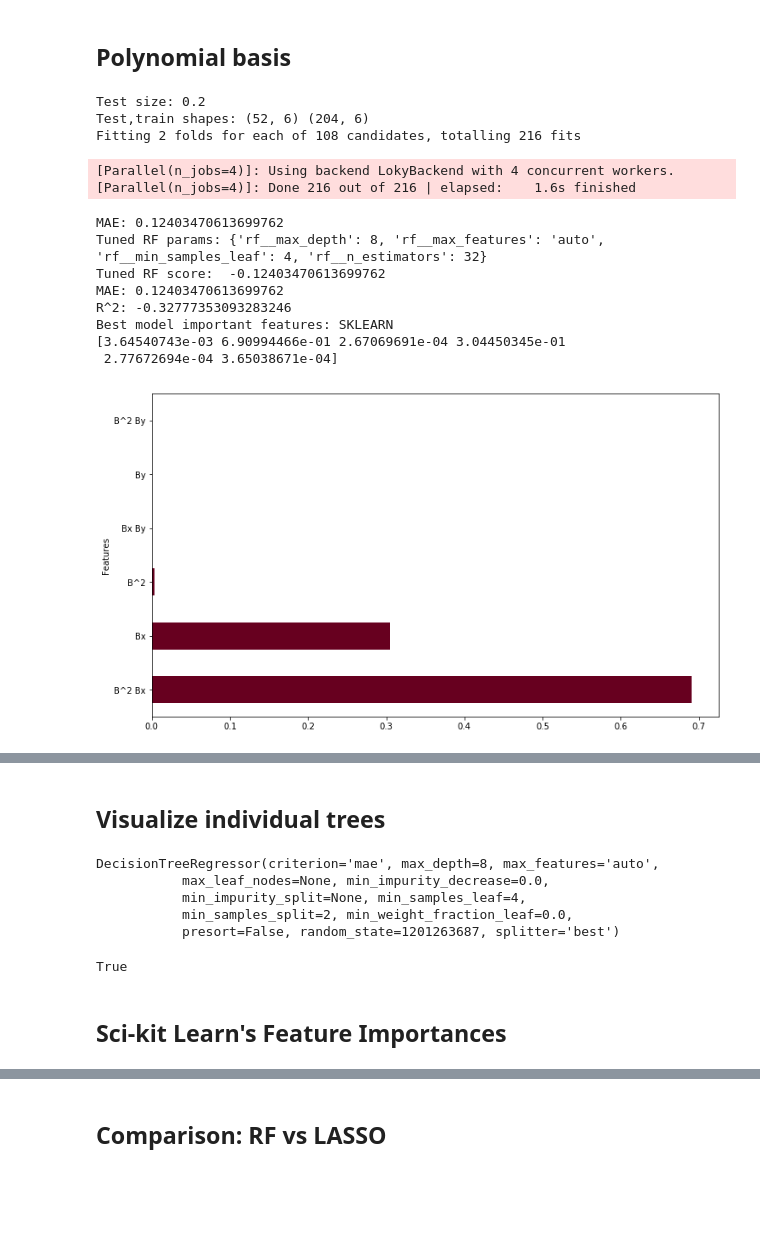
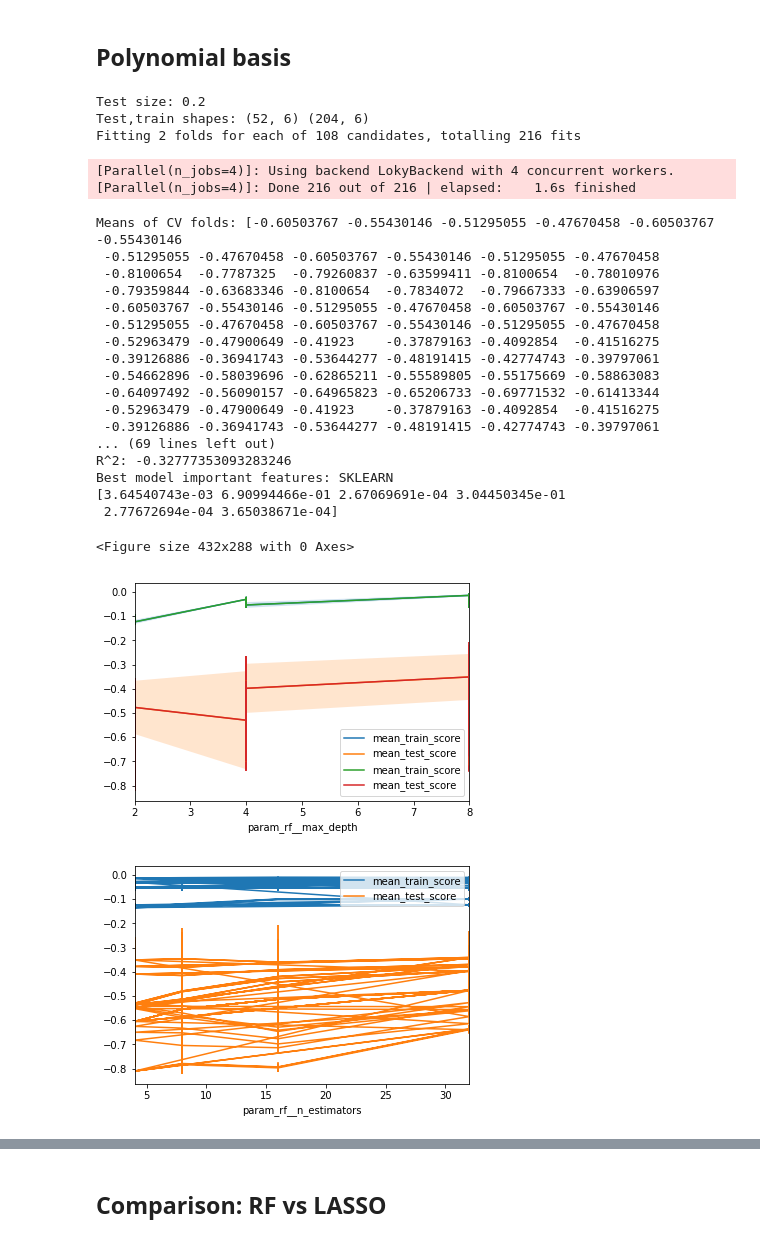
Before and after one commit to fnauman/ML_alpha2, a Jupyter notebook: rfandlasso_vertical_poly.ipynb, the cells around one changed output, grey strips where cells are left out. Saved outputs shown, nothing was run; the diff lists cells and outputs as text; code cells hidden in the pictures; blank space fills up the shorter version.

Commit message:
updated notebooks that include a download links, also do not require a separate folder for figures

```diff
--- a/rfandlasso_vertical_poly.ipynb
+++ b/rfandlasso_vertical_poly.ipynb
@@ -36,8 +28,5 @@ mf05 = np.load(pth + 'mfields_R5e2.npz')
 
 Time averaged data stored in a pandas dataframe
 # %%
-df15 = gen_df_tave(fname=pth + 'mfields_R15e3.npz',t1=1500,t2=-1,verbose=0)
-df9  = gen_df_tave(fname=pth + 'mfields_R9e3.npz',t1=1500,t2=-1,verbose=0)
-df5  = gen_df_tave(fname=pth + 'mfields_R5e3.npz',t1=1000,t2=-1,verbose=0)
-df1  = gen_df_tave(fname=pth + 'mfields_R1e3.npz',t1=1250,t2=2000,verbose=0)
-df05 = gen_df_tave(fname=pth + 'mfields_R5e2.npz',t1=4000,t2=5000,verbose=0)
+df15 = gen_df_tave(fname='mfields_R15e3.npz',t1=1500,t2=-1,verbose=0)
+#df05 = gen_df_tave(fname=pth + 'mfields_R5e2.npz',t1=4000,t2=5000,verbose=0)
@@ -73,20 +119,30 @@ from rf_fits import *
 # %% [markdown]
 ## Polynomial basis
 # %%
-df15_ss, _ = scale_df(df15_poly)
 y_trainrf,y_predrf,y_testrf = rf_gridcv(df15_ss)#, fi_plts=True)
 # %% [output]
 Test size: 0.2
 Test,train shapes: (52, 6) (204, 6)
 Fitting 2 folds for each of 108 candidates, totalling 216 fits
 [Parallel(n_jobs=4)]: Using backend LokyBackend with 4 concurrent workers.
 [Parallel(n_jobs=4)]: Done 216 out of 216 | elapsed:    1.6s finished
-MAE: 0.12403470613699762
-Tuned RF params: {'rf__max_depth': 8, 'rf__max_features': 'auto', 'rf__min_samples_leaf': 4, 'rf__n_estimators': 32}
-Tuned RF score:  -0.12403470613699762
-MAE: 0.12403470613699762
+Means of CV folds: [-0.60503767 -0.55430146 -0.51295055 -0.47670458 -0.60503767 -0.55430146
+ -0.51295055 -0.47670458 -0.60503767 -0.55430146 -0.51295055 -0.47670458
+ -0.8100654  -0.7787325  -0.79260837 -0.63599411 -0.8100654  -0.78010976
+ -0.79359844 -0.63683346 -0.8100654  -0.7834072  -0.79667333 -0.63906597
+ -0.60503767 -0.55430146 -0.51295055 -0.47670458 -0.60503767 -0.55430146
+ -0.51295055 -0.47670458 -0.60503767 -0.55430146 -0.51295055 -0.47670458
+ -0.52963479 -0.47900649 -0.41923    -0.37879163 -0.4092854  -0.41516275
+ -0.39126886 -0.36941743 -0.53644277 -0.48191415 -0.42774743 -0.39797061
+ -0.54662896 -0.58039696 -0.62865211 -0.55589805 -0.55175669 -0.58863083
+ -0.64097492 -0.56090157 -0.64965823 -0.65206733 -0.69771532 -0.61413344
+ -0.52963479 -0.47900649 -0.41923    -0.37879163 -0.4092854  -0.41516275
+ -0.39126886 -0.36941743 -0.53644277 -0.48191415 -0.42774743 -0.39797061
+... (69 lines left out)
 R^2: -0.32777353093283246
 Best model important features: SKLEARN
 [3.64540743e-03 6.90994466e-01 2.67069691e-04 3.04450345e-01
  2.77672694e-04 3.65038671e-04]
+<Figure size 432x288 with 0 Axes>
-[figure, old version]
+[figure, new version]
+[figure, added]
@@ -93,48 +149,0 @@ Best model important features: SKLEARN
-# %% [markdown]
-## Visualize individual trees
-# %%
-# Load the best model chosen by grid search
-
-from joblib import load
-bst_rf_poly = load('bst_rf.joblib')
-estimator = bst_rf_poly.estimators_[5]
-estimator
-# %% [output]
-DecisionTreeRegressor(criterion='mae', max_depth=8, max_features='auto',
-           max_leaf_nodes=None, min_impurity_decrease=0.0,
-           min_impurity_split=None, min_samples_leaf=4,
-           min_samples_split=2, min_weight_fraction_leaf=0.0,
-           presort=False, random_state=1201263687, splitter='best')
-# %%
-from sklearn.tree import export_graphviz
-import pydotplus
-import collections
-#from IPython import display
-
-flds = ['Ex','Ey']
-df_feats = df15_ss.drop(flds,axis=1)
-
-tree0 = export_graphviz(estimator,
-                feature_names=df_feats.columns,
-                filled=True,
-                rounded=True,
-                rotate=True)
-#display.display(tree0)
-
-graph = pydotplus.graph_from_dot_data(tree0)
-
-colors = ('turquoise', 'orange')
-edges = collections.defaultdict(list)
-
-for edge in graph.get_edge_list():
-    edges[edge.get_source()].append(int(edge.get_destination()))
-
-for edge in edges:
-    edges[edge].sort()
-    for i in range(2):
-        dest = graph.get_node(str(edges[edge][i]))[0]
-        dest.set_fillcolor(colors[i])
-
-graph.write_png('tree_poly.png')
-# %% [output]
-True
@@ -145,2 +149,0 @@ True
-# %% [markdown]
-## Sci-kit Learn's Feature Importances
```
Also changed, not shown: parts of 23 cells of this notebook, 5 other files.
